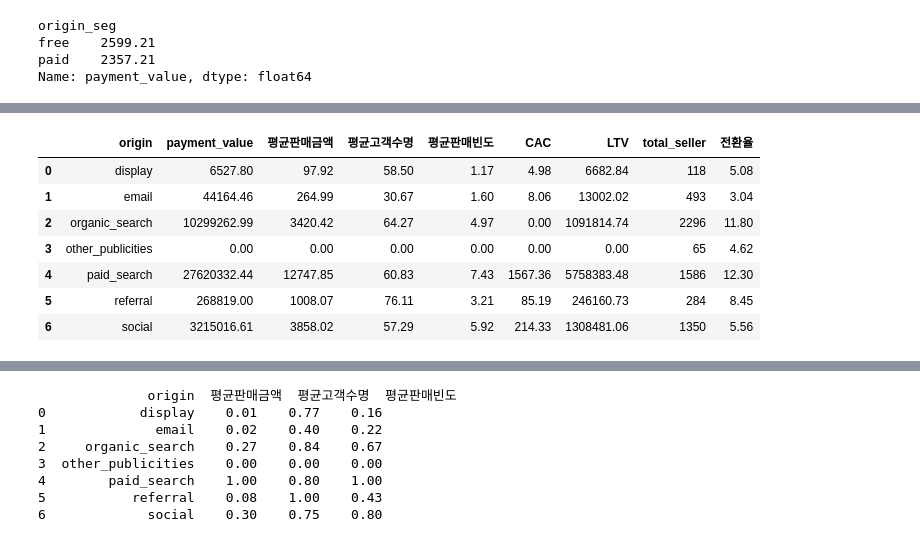
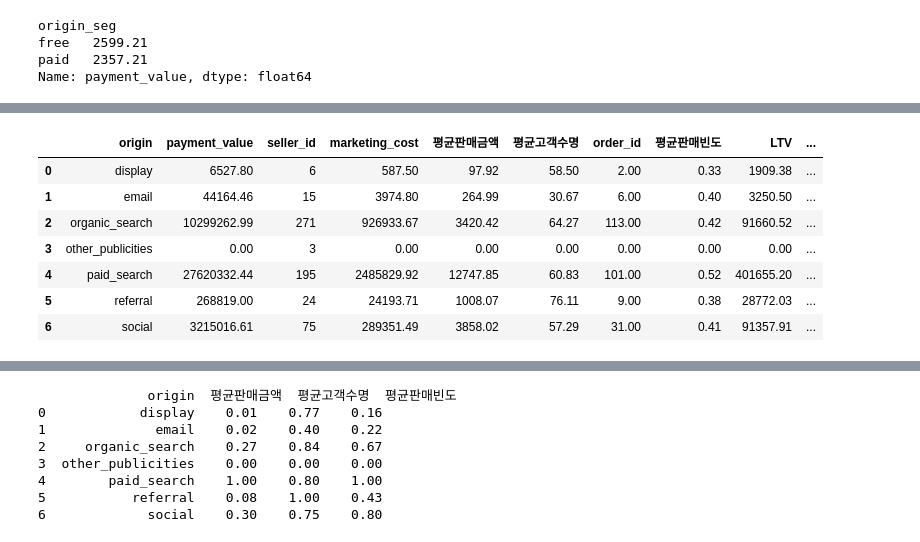
Before and after one commit to DEAProject4/PROJECT, a Jupyter notebook: mql_deals_final.ipynb, the cells around one changed output, grey strips where cells are left out. Drawn from its saved outputs; the diff is of its cells as text; code cells hidden in the pictures.

```diff
--- a/mql_deals_final.ipynb
+++ b/mql_deals_final.ipynb
@@ -206,45 +211,14 @@ grouped_data[['origin', 'ltv_fist', 'ltv_new', 'cac', 'roi']]
-# %%
-# 평균 판매빈도를 보기위한 과정
-seller_order_id_count = order_total.groupby('seller_id')['order_id'].count()
-seller_tmp = seller_origin.merge(seller_order_id_count, on='seller_id',how='inner')
-seller_tmp2= seller_tmp.groupby('origin')['order_id'].sum().reset_index()
-
-# 소수점 2자리까지 표현
-pd.set_option('display.float_format', lambda x: '%.2f' % x)
-grouped_data = merged_data.groupby('origin').agg({'payment_value':'sum', 'seller_id':'nunique'}).reset_index()
-
-# 마케팅 비용 (매출의 9%로 가정)
-grouped_data['marketing_cost'] = grouped_data['payment_value'] * 0.09
-
-# 평균판매금액 (기존버전): 매출 / 판매자 수
-grouped_data['평균판매금액'] = grouped_data['payment_value'] * 0.09 / grouped_data['seller_id']
-
-# 평균고객수명 데이터
-avg_customer_lifetime = tmp.groupby('origin')['diff'].mean().reset_index(name='평균고객수명')
-
-#  LTV(수명반영버전)
-grouped_data = pd.merge(grouped_data, avg_customer_lifetime, on='origin', how='left')
-
-result = grouped_data.merge(seller_tmp2,on='origin',how='left').fillna(0)
-result['평균판매빈도'] = result['order_id'] / result['seller_id']
-result['LTV'] = result['평균판매금액'] * result['평균고객수명'] * result['평균판매빈도']
-
-result = result.fillna(0)
-result['marketing_cost'] = grouped_data['marketing_cost']
-result = result.merge(df_mql.groupby('origin')['mql_id'].count().reset_index(name='total_seller'),on='origin',how='left')
-result['전환율'] = result['seller_id'] / result['total_seller'] *100
-result['CAC'] = result['marketing_cost'] / result['total_seller']
-result.loc[result['origin'] == 'organic_search', 'CAC'] = 0
-result[['origin','payment_value','평균판매금액','평균고객수명','평균판매빈도','CAC','LTV','total_seller','전환율']]
-# %% [output]
-|  | origin | payment_value | 평균판매금액 | 평균고객수명 | 평균판매빈도 | CAC | LTV | total_seller | 전환율 |
-| 0 | display | 6527.80 | 97.92 | 58.50 | 1.17 | 4.98 | 6682.84 | 118 | 5.08 |
-| 1 | email | 44164.46 | 264.99 | 30.67 | 1.60 | 8.06 | 13002.02 | 493 | 3.04 |
-| 2 | organic_search | 10299262.99 | 3420.42 | 64.27 | 4.97 | 0.00 | 1091814.74 | 2296 | 11.80 |
-| 3 | other_publicities | 0.00 | 0.00 | 0.00 | 0.00 | 0.00 | 0.00 | 65 | 4.62 |
-| 4 | paid_search | 27620332.44 | 12747.85 | 60.83 | 7.43 | 1567.36 | 5758383.48 | 1586 | 12.30 |
-| 5 | referral | 268819.00 | 1008.07 | 76.11 | 3.21 | 85.19 | 246160.73 | 284 | 8.45 |
-| 6 | social | 3215016.61 | 3858.02 | 57.29 | 5.92 | 214.33 | 1308481.06 | 1350 | 5.56 |
+# %%
+result
+# %% [output]
+|  | origin | payment_value | seller_id | marketing_cost | 평균판매금액 | 평균고객수명 | order_id | 평균판매빈도 | LTV | ... |
+| 0 | display | 6527.80 | 6 | 587.50 | 97.92 | 58.50 | 2.00 | 0.33 | 1909.38 | ... |
+| 1 | email | 44164.46 | 15 | 3974.80 | 264.99 | 30.67 | 6.00 | 0.40 | 3250.50 | ... |
+| 2 | organic_search | 10299262.99 | 271 | 926933.67 | 3420.42 | 64.27 | 113.00 | 0.42 | 91660.52 | ... |
+| 3 | other_publicities | 0.00 | 3 | 0.00 | 0.00 | 0.00 | 0.00 | 0.00 | 0.00 | ... |
+| 4 | paid_search | 27620332.44 | 195 | 2485829.92 | 12747.85 | 60.83 | 101.00 | 0.52 | 401655.20 | ... |
+| 5 | referral | 268819.00 | 24 | 24193.71 | 1008.07 | 76.11 | 9.00 | 0.38 | 28772.03 | ... |
+| 6 | social | 3215016.61 | 75 | 289351.49 | 3858.02 | 57.29 | 31.00 | 0.41 | 91357.91 | ... |
 # %%
 TMP = result[['origin','payment_value','평균판매금액','평균고객수명','평균판매빈도','LTV','CAC','total_seller','전환율']]
 TMP['LTV/CAC ratio'] = TMP['LTV'] / TMP['CAC']
```
Also changed, not shown: parts of 11 cells of this notebook.
